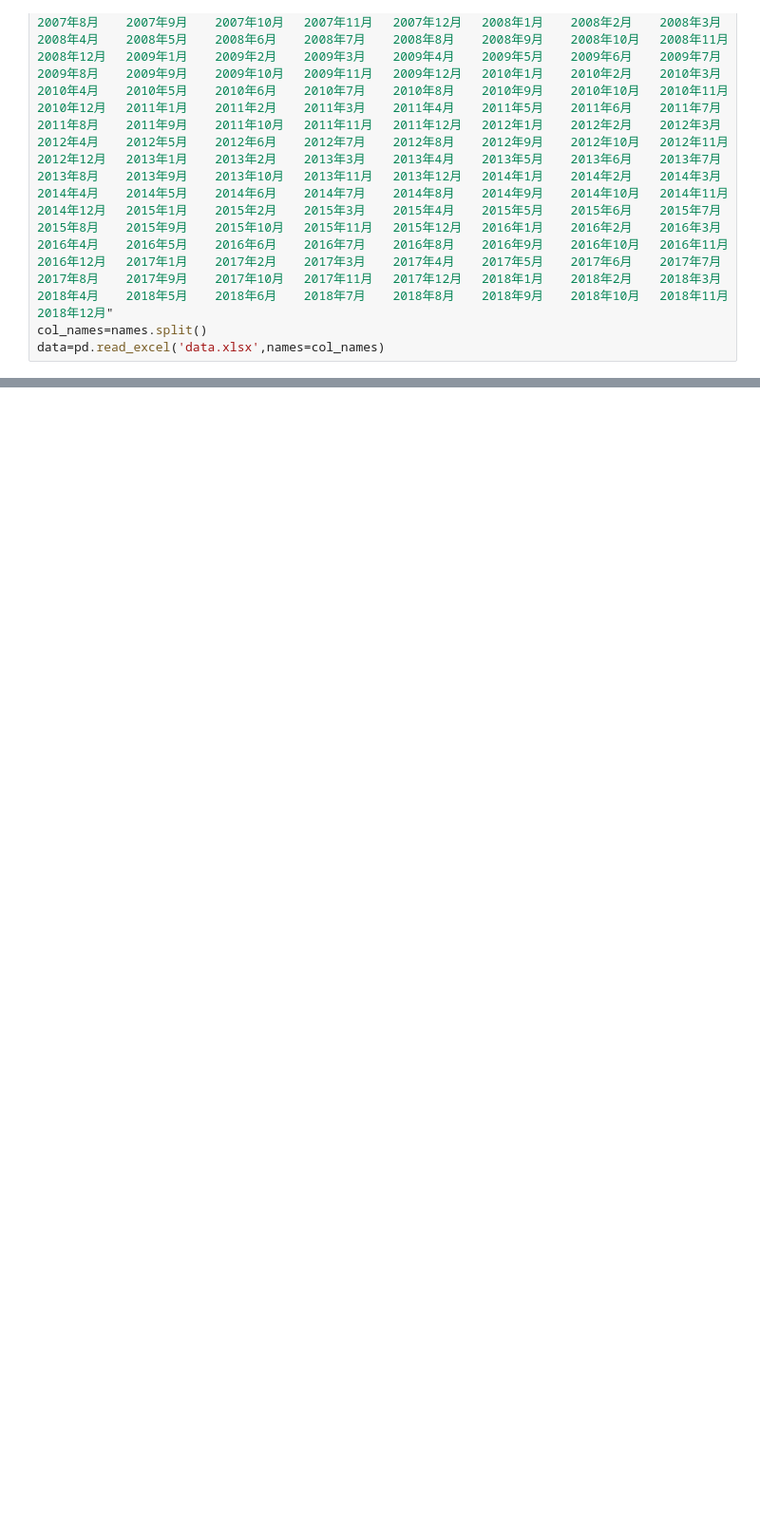
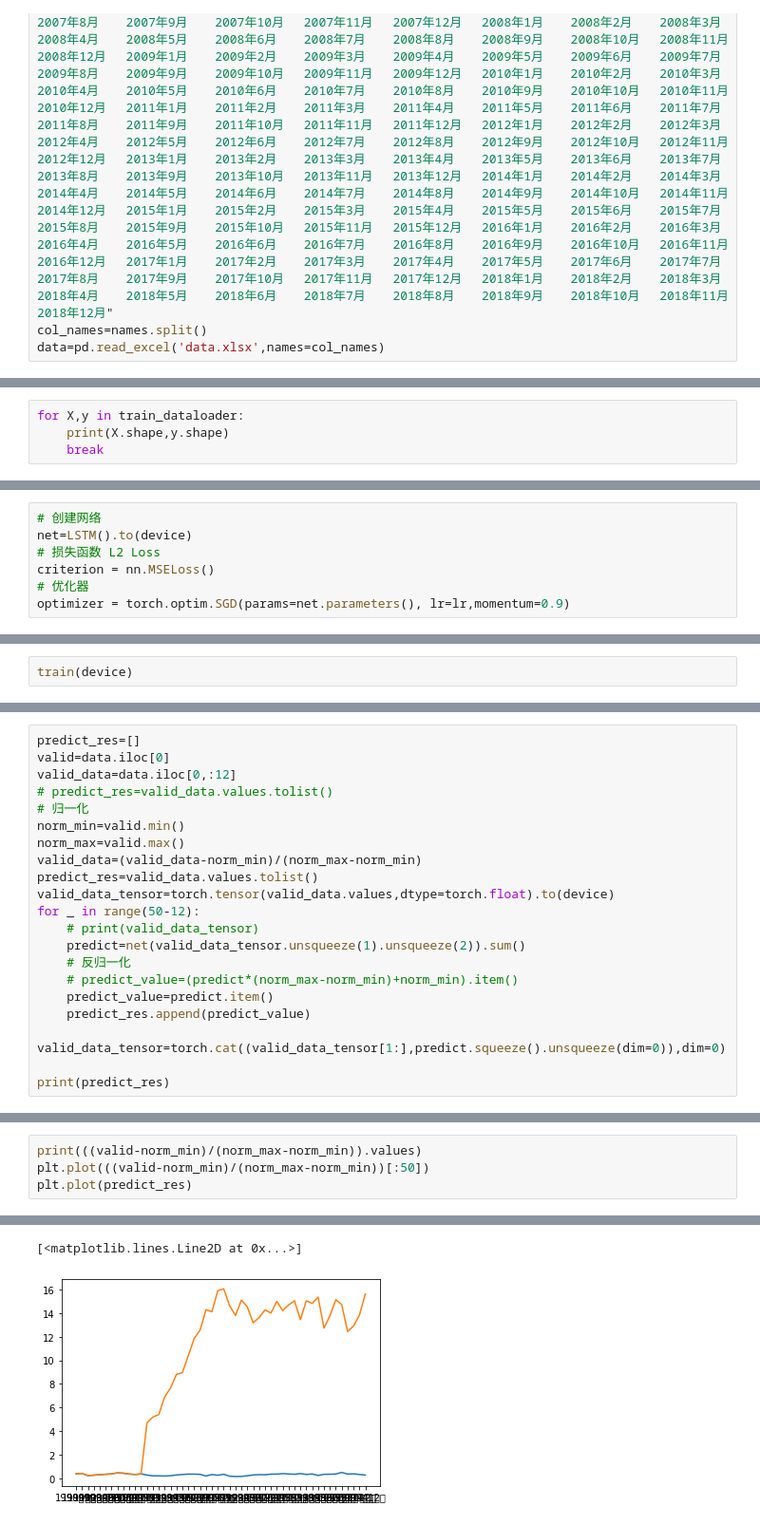
Before and after one commit to gaohongkui/DataMingZhang, a Jupyter notebook: demo.ipynb, the cells around one changed output, grey strips where cells are left out. Shown: that part at 95% size. Drawn from its saved outputs; the diff is of its cells as text; blank space fills up the shorter version.

```diff
--- a/demo.ipynb
+++ b/demo.ipynb
@@ -69,0 +116,4 @@ Index([ '统一编号',     'X',     'Y',  '地面高程',  '井口高程', '地
+# %%
+for X,y in train_dataloader:
+    print(X.shape,y.shape)
+    break
@@ -69,0 +122,7 @@ Index([ '统一编号',     'X',     'Y',  '地面高程',  '井口高程', '地
+# %%
+# 创建网络
+net=LSTM().to(device)
+# 损失函数 L2 Loss
+criterion = nn.MSELoss()
+# 优化器
+optimizer = torch.optim.SGD(params=net.parameters(), lr=lr,momentum=0.9)
@@ -69,0 +180,2 @@ Index([ '统一编号',     'X',     'Y',  '地面高程',  '井口高程', '地
+# %%
+train(device)
@@ -69,0 +200,21 @@ Index([ '统一编号',     'X',     'Y',  '地面高程',  '井口高程', '地
+# %%
+predict_res=[]
+valid=data.iloc[0]
+valid_data=data.iloc[0,:12]
+# predict_res=valid_data.values.tolist()
+# 归一化
+norm_min=valid.min()
+norm_max=valid.max()
+valid_data=(valid_data-norm_min)/(norm_max-norm_min)
+predict_res=valid_data.values.tolist()
+valid_data_tensor=torch.tensor(valid_data.values,dtype=torch.float).to(device)
+for _ in range(50-12):
+    # print(valid_data_tensor)
+    predict=net(valid_data_tensor.unsqueeze(1).unsqueeze(2)).sum()
+    # 反归一化
+    # predict_value=(predict*(norm_max-norm_min)+norm_min).item()
+    predict_value=predict.item()
+    predict_res.append(predict_value)
+    valid_data_tensor=torch.cat((valid_data_tensor[1:],predict.squeeze().unsqueeze(dim=0)),dim=0)
+
+print(predict_res)
@@ -69,0 +243,5 @@ Index([ '统一编号',     'X',     'Y',  '地面高程',  '井口高程', '地
+# %%
+print(((valid-norm_min)/(norm_max-norm_min)).values)
+plt.plot(((valid-norm_min)/(norm_max-norm_min))[:50])
+plt.plot(predict_res)
+# %% [output]
@@ -69,0 +265,2 @@ Index([ '统一编号',     'X',     'Y',  '地面高程',  '井口高程', '地
+[<matplotlib.lines.Line2D at 0x...>]
+[figure, added]
```
Also changed, not shown: parts of 28 cells of this notebook, 5 other files.
